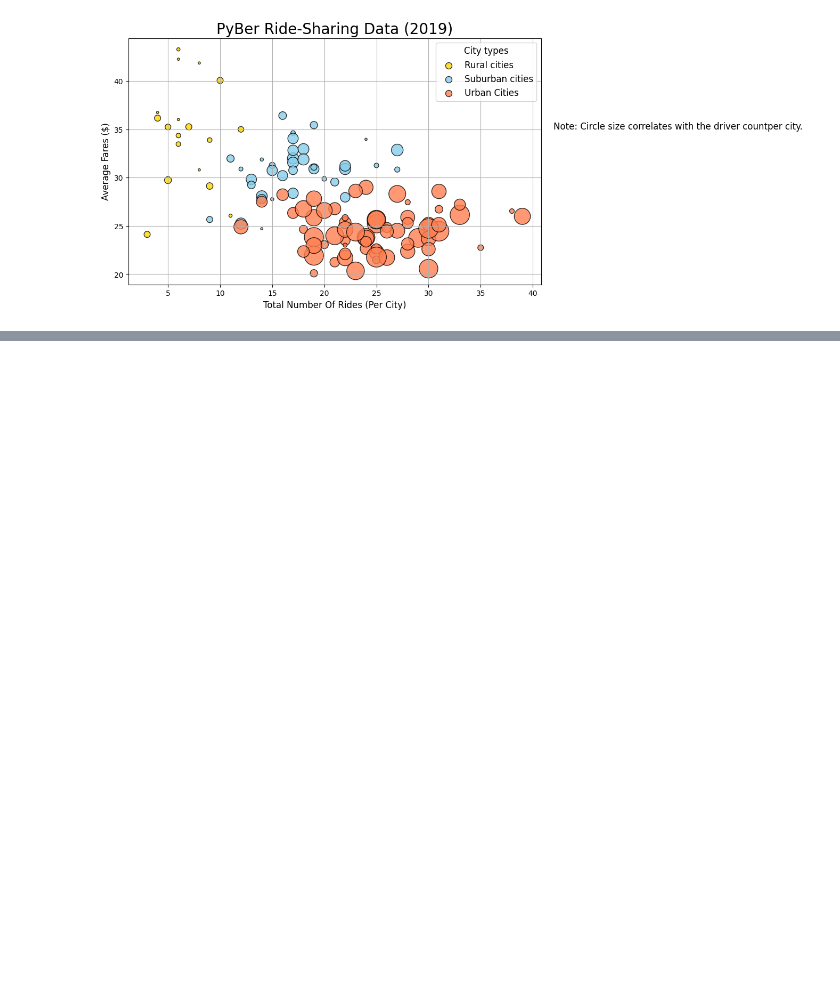
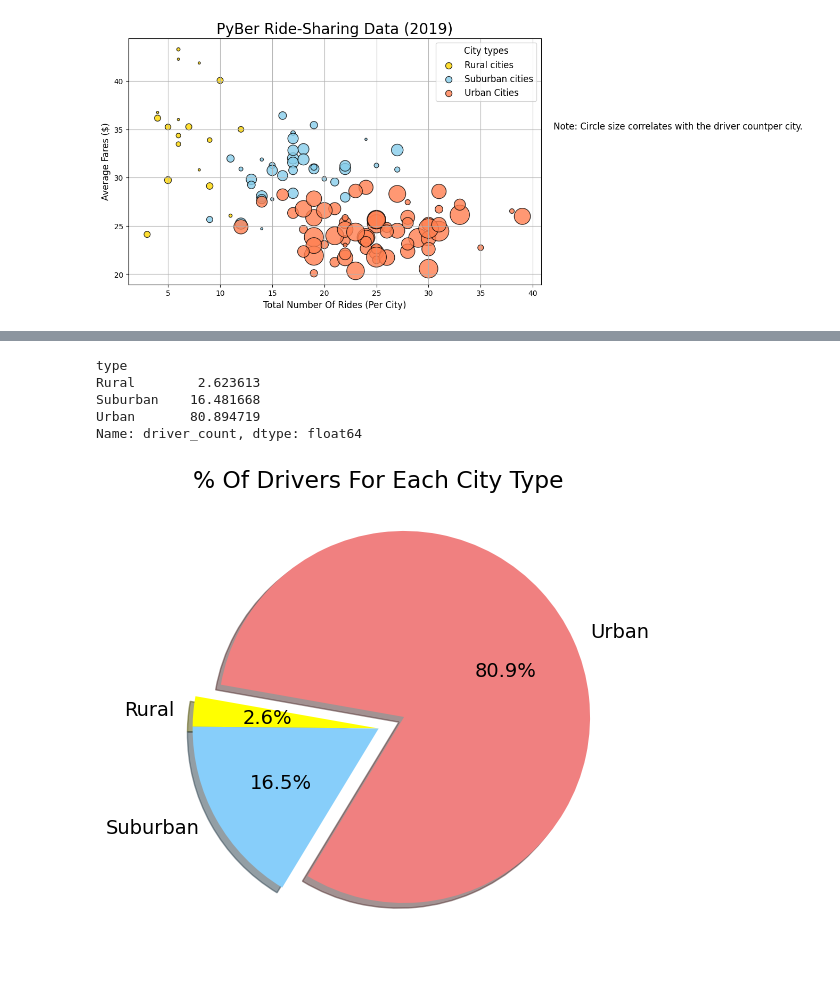
Before and after one commit to AhmadSidaoui/learning-journey, a Jupyter notebook: PyBer.ipynb, the cells around one changed output, grey strips where cells are left out. Saved outputs shown, nothing was run; the diff lists cells and outputs as text; code cells hidden in the pictures; blank space fills up the shorter version.

```diff
--- a/PyBer.ipynb
+++ b/PyBer.ipynb
@@ -619,0 +709,30 @@ plt.show()
+# %%
+# calculating drivers percentages
+
+sum_drivers_by_type = city_data_df.groupby(["type"]).sum()["driver_count"]
+
+total_drivers = sum_drivers_by_type.sum()
+
+type_percents = sum_drivers_by_type / total_drivers * 100
+
+type_percents
+# %% [output]
+type
+Rural        2.623613
+Suburban    16.481668
+Urban       80.894719
+Name: driver_count, dtype: float64
+# %%
+# plotting the % of drivers for each city type Pie chart
+
+figure_name = "Fig 7.png"
+
+plt.subplots(figsize = (6,10))
+plt.pie(type_percents, labels = ["Rural", "Suburban", "Urban"], colors = ["yellow", "lightskyblue", "lightcoral"],
+       autopct = "%1.1f%%", startangle = 170, shadow = True, explode = [0,0,0.15])
+plt.title("% Of Drivers For Each City Type")
+mpl.rcParams["font.size"] = 14
+plt.savefig(os.path.join("Analysis", figure_name), bbox_inches = "tight")
+plt.show()
+# %% [output]
+[figure, added]
```
Also changed, not shown: parts of 57 cells of this notebook, 3 other files.
